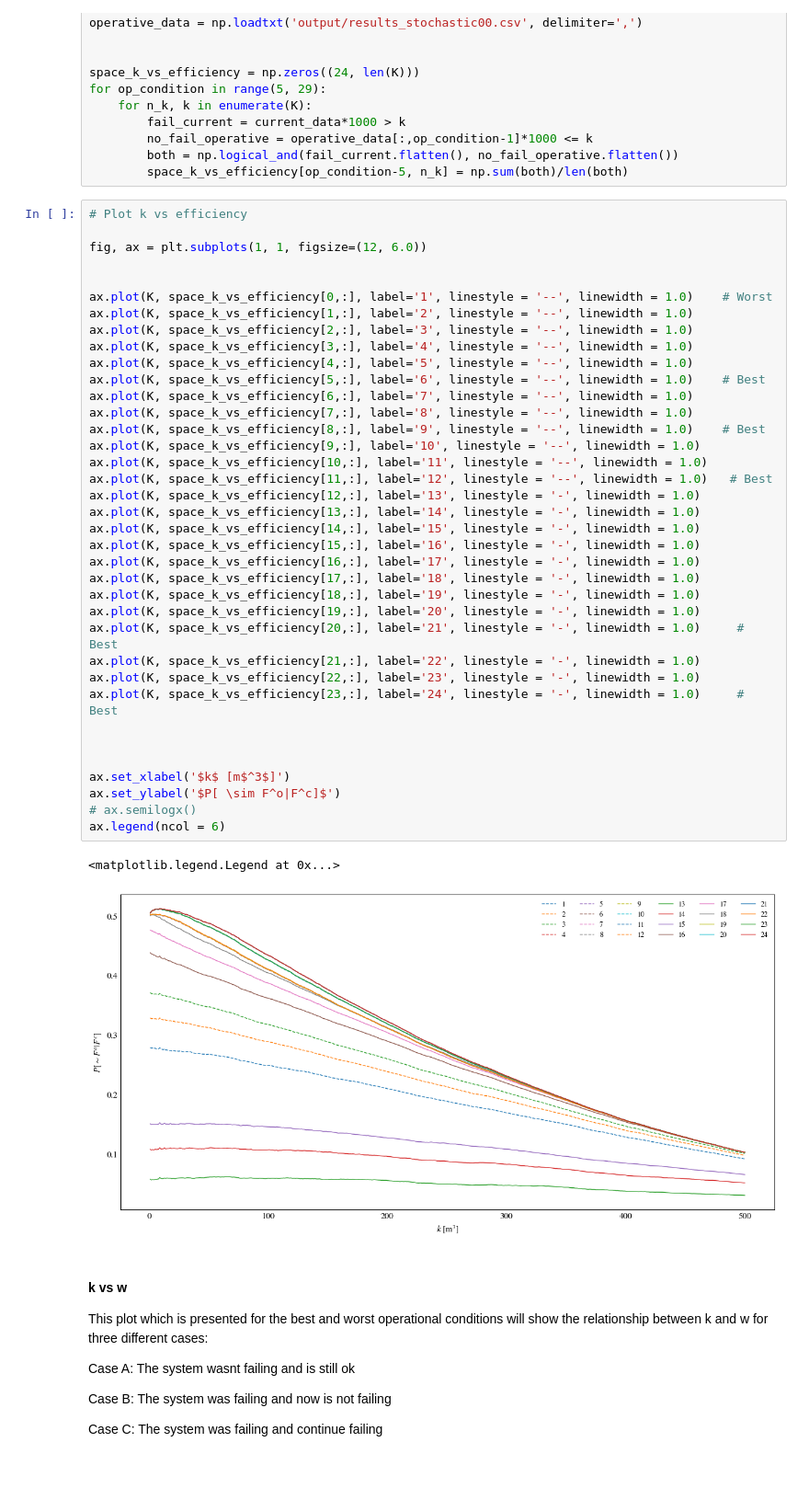
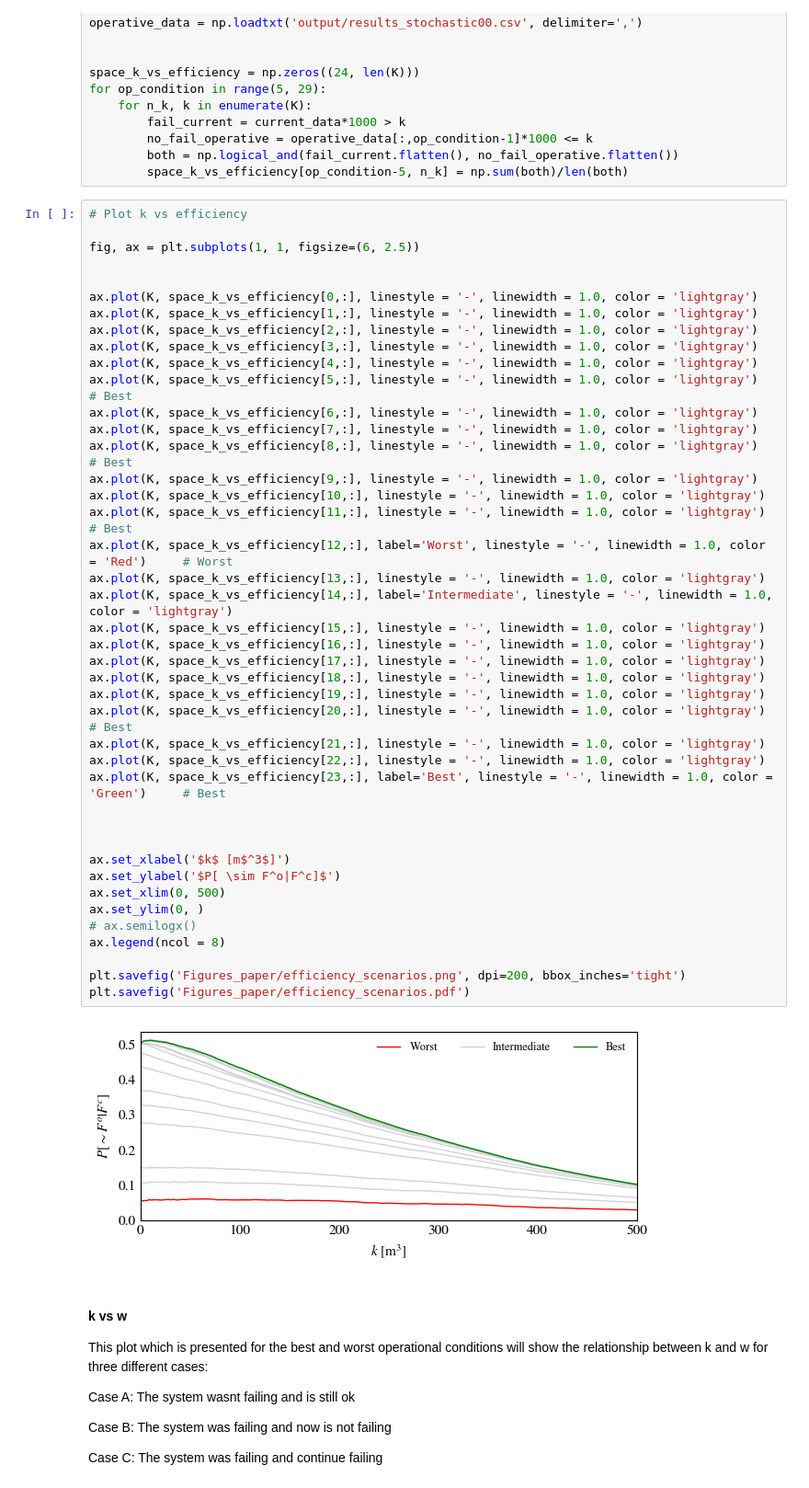
Before and after one commit to rlsandovalp/operational_picture, a Jupyter notebook: Galbiate/operational_analysis.ipynb, the cells around one changed output. Shown at 92% size. Drawn from its saved outputs; the diff is of its cells as text.

```diff
--- a/Galbiate/operational_analysis.ipynb
+++ b/Galbiate/operational_analysis.ipynb
@@ -607,43 +609,47 @@ for op_condition in range(5, 29):
 # %%
 # Plot k vs efficiency
 
-fig, ax = plt.subplots(1, 1, figsize=(12, 6.0))
+fig, ax = plt.subplots(1, 1, figsize=(6, 2.5))
 
 
-ax.plot(K, space_k_vs_efficiency[0,:], label='1', linestyle = '--', linewidth = 1.0)    # Worst
-ax.plot(K, space_k_vs_efficiency[1,:], label='2', linestyle = '--', linewidth = 1.0)
-ax.plot(K, space_k_vs_efficiency[2,:], label='3', linestyle = '--', linewidth = 1.0)
-ax.plot(K, space_k_vs_efficiency[3,:], label='4', linestyle = '--', linewidth = 1.0)
-ax.plot(K, space_k_vs_efficiency[4,:], label='5', linestyle = '--', linewidth = 1.0)
-ax.plot(K, space_k_vs_efficiency[5,:], label='6', linestyle = '--', linewidth = 1.0)    # Best
-ax.plot(K, space_k_vs_efficiency[6,:], label='7', linestyle = '--', linewidth = 1.0)
-ax.plot(K, space_k_vs_efficiency[7,:], label='8', linestyle = '--', linewidth = 1.0)
-ax.plot(K, space_k_vs_efficiency[8,:], label='9', linestyle = '--', linewidth = 1.0)    # Best
-ax.plot(K, space_k_vs_efficiency[9,:], label='10', linestyle = '--', linewidth = 1.0)
-ax.plot(K, space_k_vs_efficiency[10,:], label='11', linestyle = '--', linewidth = 1.0)
-ax.plot(K, space_k_vs_efficiency[11,:], label='12', linestyle = '--', linewidth = 1.0)   # Best
-ax.plot(K, space_k_vs_efficiency[12,:], label='13', linestyle = '-', linewidth = 1.0)
-ax.plot(K, space_k_vs_efficiency[13,:], label='14', linestyle = '-', linewidth = 1.0)
-ax.plot(K, space_k_vs_efficiency[14,:], label='15', linestyle = '-', linewidth = 1.0)
-ax.plot(K, space_k_vs_efficiency[15,:], label='16', linestyle = '-', linewidth = 1.0)
-ax.plot(K, space_k_vs_efficiency[16,:], label='17', linestyle = '-', linewidth = 1.0)
-ax.plot(K, space_k_vs_efficiency[17,:], label='18', linestyle = '-', linewidth = 1.0)
-ax.plot(K, space_k_vs_efficiency[18,:], label='19', linestyle = '-', linewidth = 1.0)
-ax.plot(K, space_k_vs_efficiency[19,:], label='20', linestyle = '-', linewidth = 1.0)
-ax.plot(K, space_k_vs_efficiency[20,:], label='21', linestyle = '-', linewidth = 1.0)     # Best
-ax.plot(K, space_k_vs_efficiency[21,:], label='22', linestyle = '-', linewidth = 1.0)
-ax.plot(K, space_k_vs_efficiency[22,:], label='23', linestyle = '-', linewidth = 1.0)
-ax.plot(K, space_k_vs_efficiency[23,:], label='24', linestyle = '-', linewidth = 1.0)     # Best
+ax.plot(K, space_k_vs_efficiency[0,:], linestyle = '-', linewidth = 1.0, color = 'lightgray')
+ax.plot(K, space_k_vs_efficiency[1,:], linestyle = '-', linewidth = 1.0, color = 'lightgray')
+ax.plot(K, space_k_vs_efficiency[2,:], linestyle = '-', linewidth = 1.0, color = 'lightgray')
+ax.plot(K, space_k_vs_efficiency[3,:], linestyle = '-', linewidth = 1.0, color = 'lightgray')
+ax.plot(K, space_k_vs_efficiency[4,:], linestyle = '-', linewidth = 1.0, color = 'lightgray')
+ax.plot(K, space_k_vs_efficiency[5,:], linestyle = '-', linewidth = 1.0, color = 'lightgray')    # Best
+ax.plot(K, space_k_vs_efficiency[6,:], linestyle = '-', linewidth = 1.0, color = 'lightgray')
+ax.plot(K, space_k_vs_efficiency[7,:], linestyle = '-', linewidth = 1.0, color = 'lightgray')
+ax.plot(K, space_k_vs_efficiency[8,:], linestyle = '-', linewidth = 1.0, color = 'lightgray')    # Best
+ax.plot(K, space_k_vs_efficiency[9,:], linestyle = '-', linewidth = 1.0, color = 'lightgray')
+ax.plot(K, space_k_vs_efficiency[10,:], linestyle = '-', linewidth = 1.0, color = 'lightgray')
+ax.plot(K, space_k_vs_efficiency[11,:], linestyle = '-', linewidth = 1.0, color = 'lightgray')   # Best
+ax.plot(K, space_k_vs_efficiency[12,:], label='Worst', linestyle = '-', linewidth = 1.0, color = 'Red')     # Worst
+ax.plot(K, space_k_vs_efficiency[13,:], linestyle = '-', linewidth = 1.0, color = 'lightgray')
+ax.plot(K, space_k_vs_efficiency[14,:], label='Intermediate', linestyle = '-', linewidth = 1.0, color = 'lightgray')
+ax.plot(K, space_k_vs_efficiency[15,:], linestyle = '-', linewidth = 1.0, color = 'lightgray')
+ax.plot(K, space_k_vs_efficiency[16,:], linestyle = '-', linewidth = 1.0, color = 'lightgray')
+ax.plot(K, space_k_vs_efficiency[17,:], linestyle = '-', linewidth = 1.0, color = 'lightgray')
+ax.plot(K, space_k_vs_efficiency[18,:], linestyle = '-', linewidth = 1.0, color = 'lightgray')
+ax.plot(K, space_k_vs_efficiency[19,:], linestyle = '-', linewidth = 1.0, color = 'lightgray')
+ax.plot(K, space_k_vs_efficiency[20,:], linestyle = '-', linewidth = 1.0, color = 'lightgray')     # Best
+ax.plot(K, space_k_vs_efficiency[21,:], linestyle = '-', linewidth = 1.0, color = 'lightgray')
+ax.plot(K, space_k_vs_efficiency[22,:], linestyle = '-', linewidth = 1.0, color = 'lightgray')
+ax.plot(K, space_k_vs_efficiency[23,:], label='Best', linestyle = '-', linewidth = 1.0, color = 'Green')     # Best
 
 
 
 ax.set_xlabel('$k$ [m$^3$]')
 ax.set_ylabel('$P[ \sim F^o|F^c]$')
+ax.set_xlim(0, 500)
+ax.set_ylim(0, )
 # ax.semilogx()
-ax.legend(ncol = 6)
+ax.legend(ncol = 8)
+
+plt.savefig('Figures_paper/efficiency_scenarios.png', dpi=200, bbox_inches='tight')
+plt.savefig('Figures_paper/efficiency_scenarios.pdf')
 # %% [output]
-<matplotlib.legend.Legend at 0x...>
-[figure, old version]
+[figure, new version]
 # %% [markdown]
 #### k vs w
 
```
Also changed, not shown: parts of 7 cells of this notebook, 11 other files.
